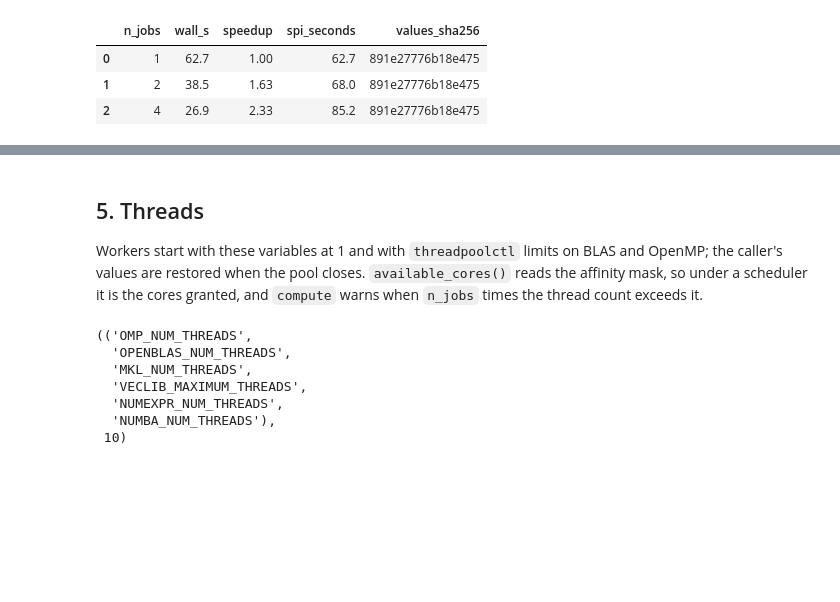
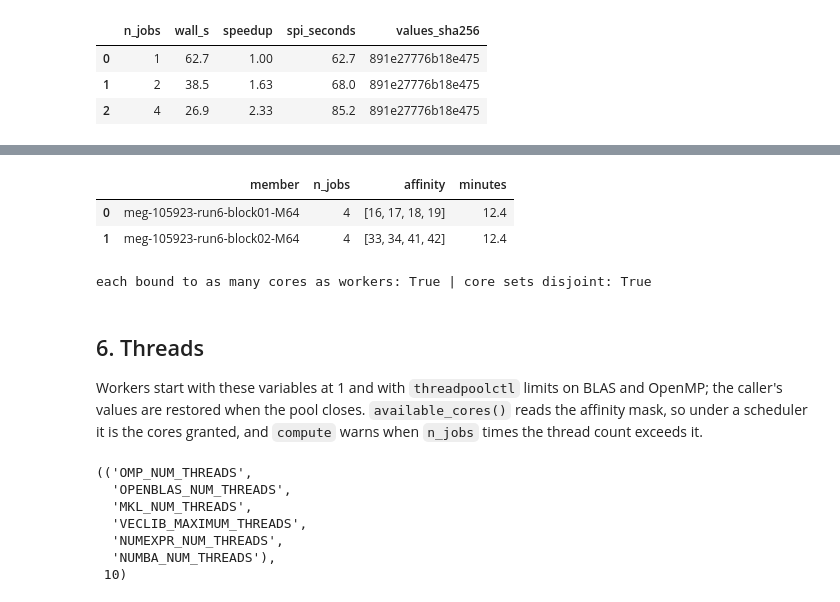
Before and after one commit to willedibam/pyspi, a Jupyter notebook: demos/optimisation/concurrency.ipynb, the cells around one changed output, grey strips where cells are left out. Saved outputs shown, nothing was run; the diff lists cells and outputs as text; code cells hidden in the pictures; blank space fills up the shorter version.

```diff
--- a/demos/optimisation/concurrency.ipynb
+++ b/demos/optimisation/concurrency.ipynb
@@ -133,5 +128,17 @@ against the r7 full extraction: 274 identical, 0 rounding, 15 changed in r8, 0 d
+# %%
+if (GADI / "summary.json").exists():
+    binding = summary["binding"]
+    display(pd.DataFrame(binding["recordings"]).assign(minutes=lambda f: (f.wall_seconds / 60).round(1))[
+        ["member", "n_jobs", "affinity", "minutes"]])
+    print("each bound to as many cores as workers:", binding["each_bound_to_its_workers"],
+          "| core sets disjoint:", binding["disjoint"])
+# %% [output]
+|  | member | n_jobs | affinity | minutes |
+| 0 | meg-105923-run6-block01-M64 | 4 | [16, 17, 18, 19] | 12.4 |
+| 1 | meg-105923-run6-block02-M64 | 4 | [33, 34, 41, 42] | 12.4 |
+each bound to as many cores as workers: True | core sets disjoint: True
 # %% [markdown]
-## 5. Threads
+## 6. Threads
 
 Workers start with these variables at 1 and with `threadpoolctl` limits on BLAS and OpenMP; the caller's values are restored when the pool closes. `available_cores()` reads the affinity mask, so under a scheduler it is the cores granted, and `compute` warns when `n_jobs` times the thread count exceeds it.
 # %%
```
Also changed, not shown: parts of 5 cells of this notebook, 14 other files.
